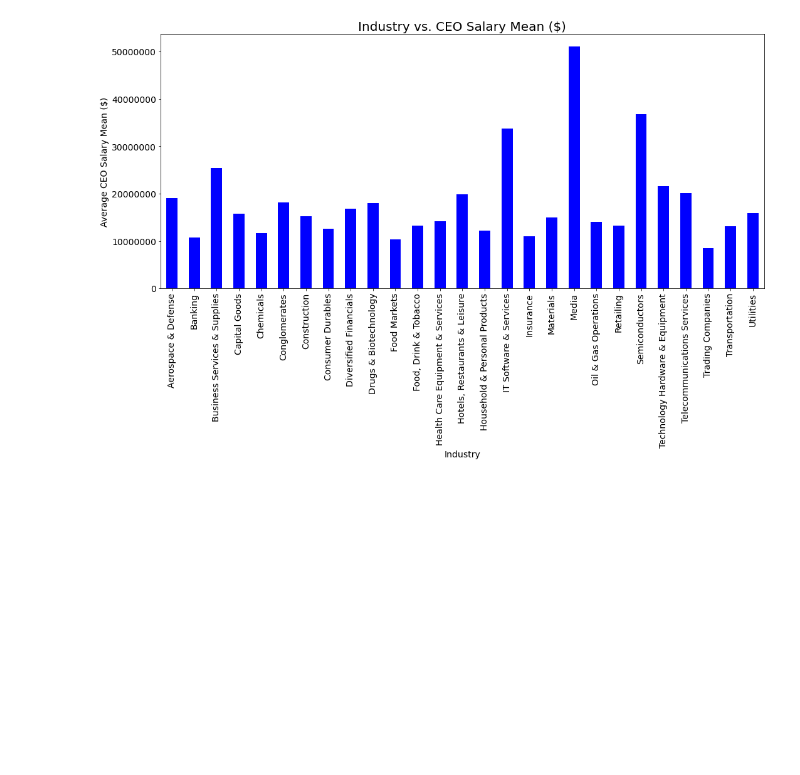
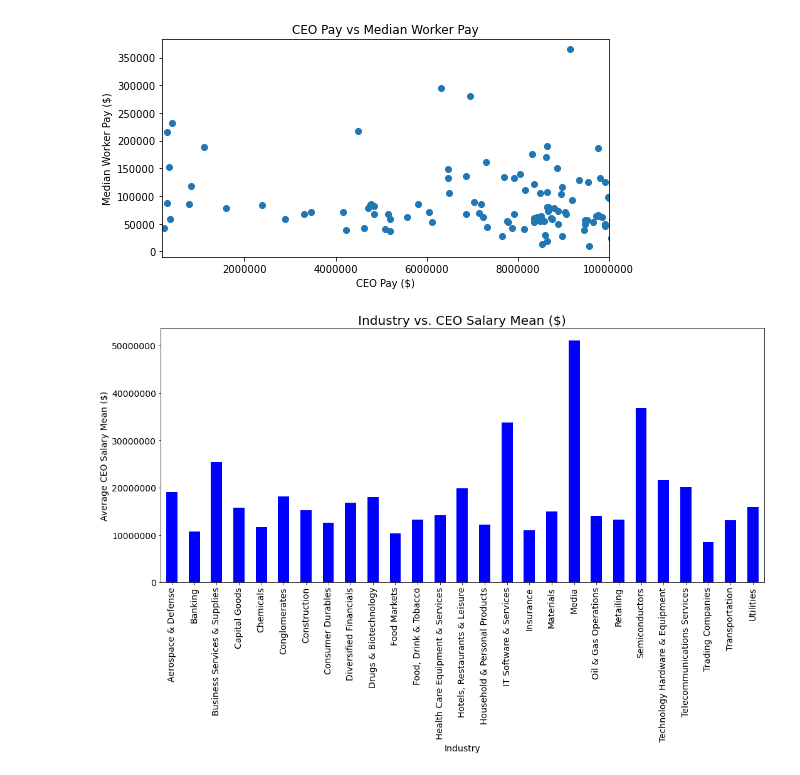
Before and after one commit to allison713/Group6_proj1, a Jupyter notebook: Data/datavisuals.ipynb, the cells around one changed output. Drawn from its saved outputs; the diff is of its cells as text; code cells hidden in the pictures; blank space fills up the shorter version.

```diff
--- a/Data/datavisuals.ipynb
+++ b/Data/datavisuals.ipynb
@@ -33 +42,16 @@ plt.ticklabel_format(axis='x',style='plain')
+# %%
+x_values = merged_df["CEO Salary"]
+y_values = merged_df['Median Worker Pay']
+
+plt.figure(figsize = (8,4))
+plt.scatter(x_values,y_values)
+plt.xlabel("CEO Pay ($)")
+plt.ylabel("Median Worker Pay ($)")
+plt.title("CEO Pay vs Median Worker Pay")
+plt.xlim([200000,10000000])
+#plt.xticks(rotation=90)
+# Change x axis labels to plain numbers, other option is "scientific"
+plt.ticklabel_format(axis='x',style='plain')
+# %% [output]
+[figure, added]
 # %%
```
Also changed, not shown: parts of 5 cells of this notebook.
